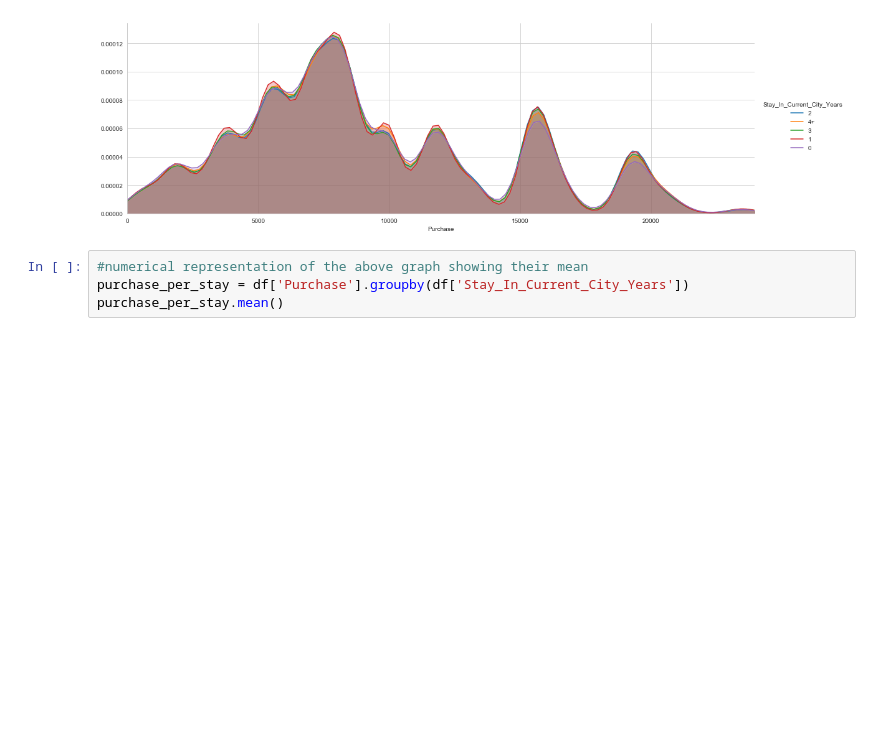
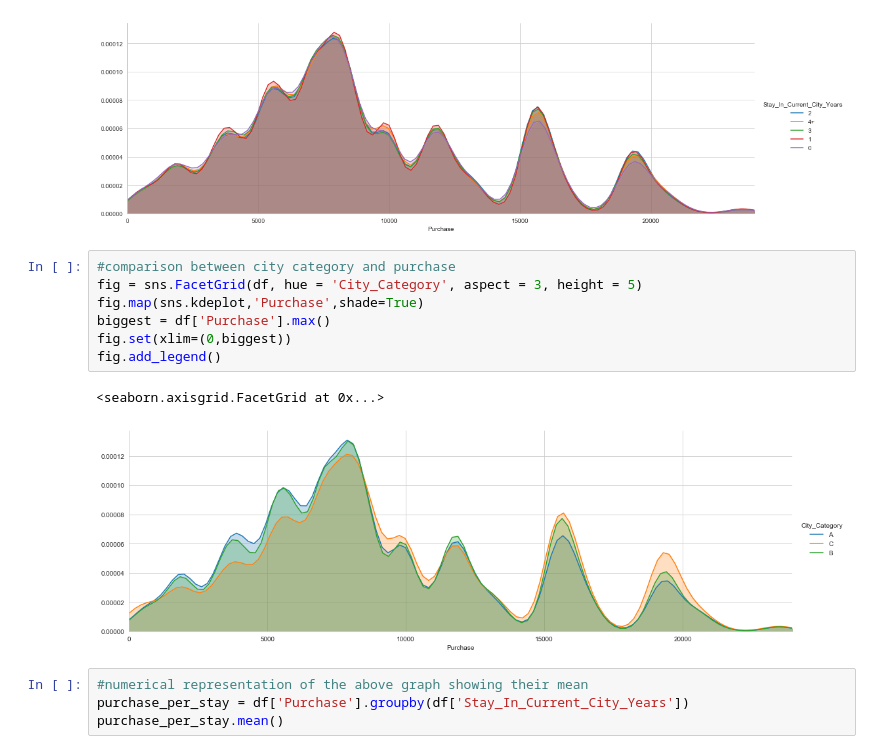
Before and after one commit to theresapareno/Combined-data, a Jupyter notebook: combined.ipynb, the cells around one changed output. Cells and saved outputs as stored; diff of their text form; blank space fills up the shorter version.

```diff
--- a/combined.ipynb
+++ b/combined.ipynb
@@ -161,6 +275,16 @@ fig.add_legend()
 # %% [output]
 <seaborn.axisgrid.FacetGrid at 0x...>
 [figure]
+# %%
+#comparison between city category and purchase
+fig = sns.FacetGrid(df, hue = 'City_Category', aspect = 3, height = 5)
+fig.map(sns.kdeplot,'Purchase',shade=True)
+biggest = df['Purchase'].max()
+fig.set(xlim=(0,biggest))
+fig.add_legend()
+# %% [output]
+<seaborn.axisgrid.FacetGrid at 0x...>
+[figure, added]
 # %%
 #numerical representation of the above graph showing their mean
 purchase_per_stay = df['Purchase'].groupby(df['Stay_In_Current_City_Years'])
```
Also changed, not shown: parts of 14 cells of this notebook.
